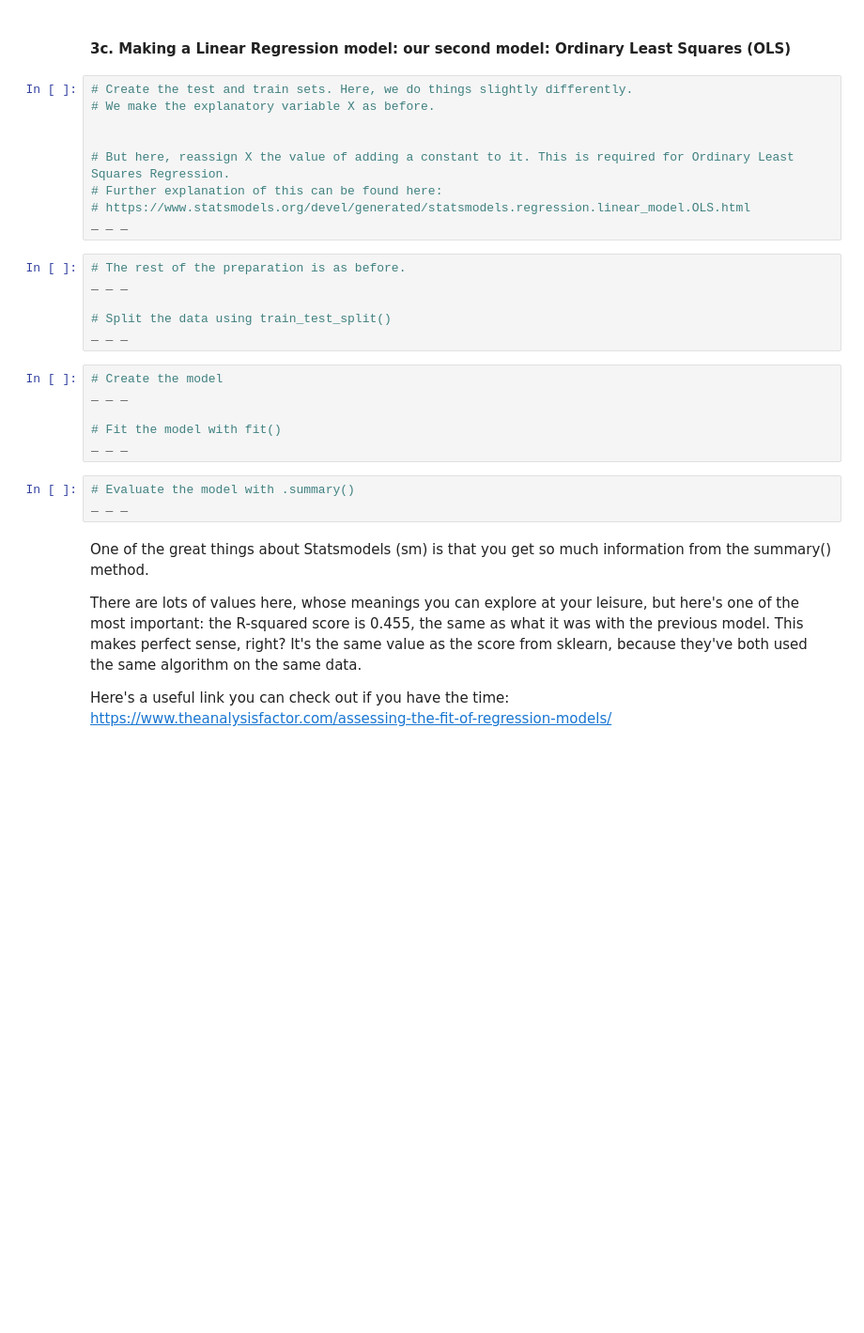
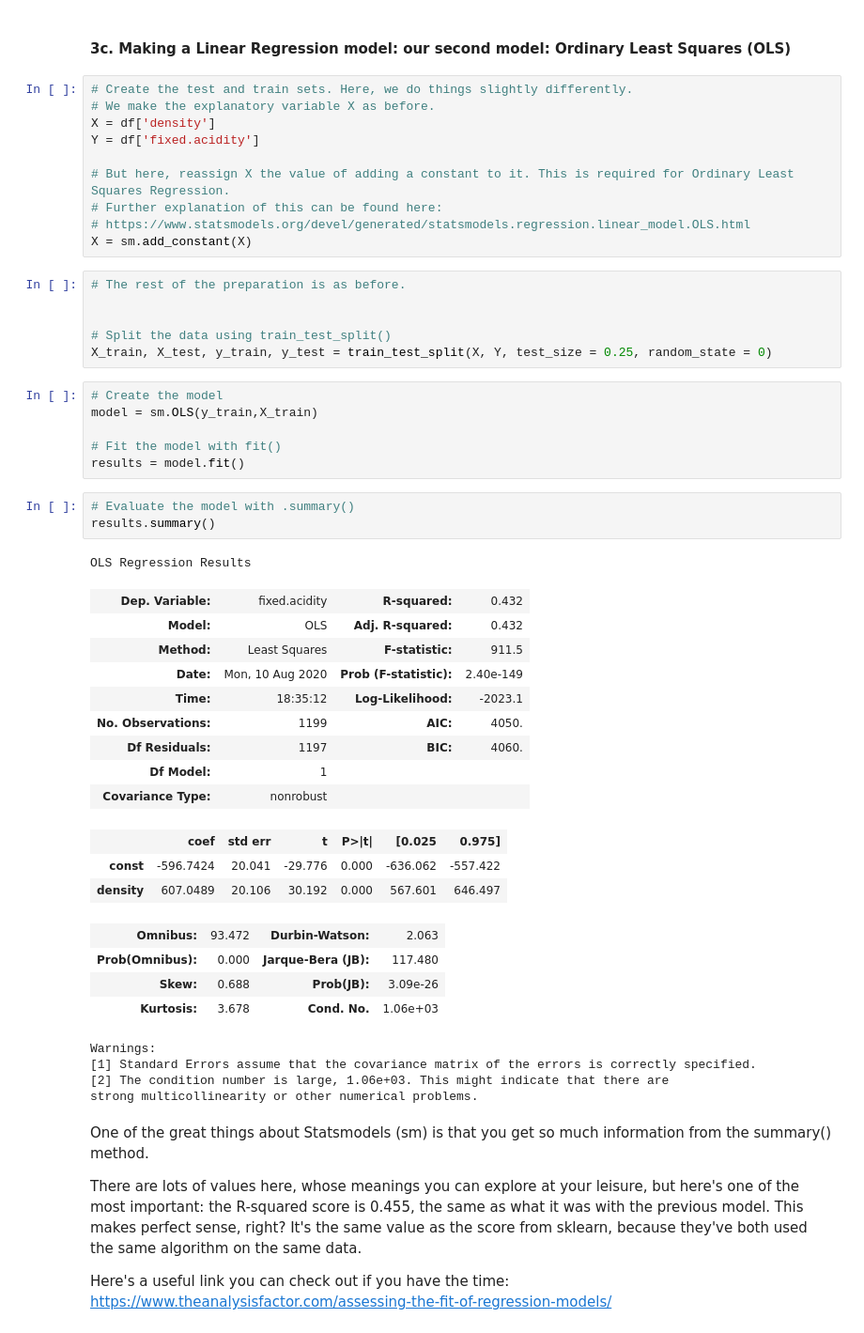
Before and after one commit to dj-m/StatisticalModeling, a Jupyter notebook: notebooks/RedWineDataset.ipynb, the cells around one changed output. Shown at 94% size. Saved outputs shown, nothing was run; the diff lists cells and outputs as text; blank space fills up the shorter version.

```diff
--- a/notebooks/RedWineDataset.ipynb
+++ b/notebooks/RedWineDataset.ipynb
@@ -356,27 +357,50 @@ Let's build a similar model using a different package, to see if we get a better
 # %%
 # Create the test and train sets. Here, we do things slightly differently.
 # We make the explanatory variable X as before.
-
+X = df['density']
+Y = df['fixed.acidity']
 
 # But here, reassign X the value of adding a constant to it. This is required for Ordinary Least Squares Regression.
 # Further explanation of this can be found here:
 # https://www.statsmodels.org/devel/generated/statsmodels.regression.linear_model.OLS.html
-_ _ _
+X = sm.add_constant(X)
 # %%
 # The rest of the preparation is as before.
-_ _ _
+
 
 # Split the data using train_test_split()
-_ _ _
+X_train, X_test, y_train, y_test = train_test_split(X, Y, test_size = 0.25, random_state = 0)
 # %%
 # Create the model
-_ _ _
+model = sm.OLS(y_train,X_train)
 
 # Fit the model with fit()
-_ _ _
+results = model.fit()
 # %%
 # Evaluate the model with .summary()
-_ _ _
+results.summary()
+# %% [output]
+OLS Regression Results
+| Dep. Variable: | fixed.acidity | R-squared: | 0.432 |
+| Model: | OLS | Adj. R-squared: | 0.432 |
+| Method: | Least Squares | F-statistic: | 911.5 |
+| Date: | Mon, 10 Aug 2020 | Prob (F-statistic): | 2.40e-149 |
+| Time: | 18:35:12 | Log-Likelihood: | -2023.1 |
+| No. Observations: | 1199 | AIC: | 4050. |
+| Df Residuals: | 1197 | BIC: | 4060. |
+| Df Model: | 1 |  |  |
+| Covariance Type: | nonrobust |  |  |
+|  | coef | std err | t | P>|t| | [0.025 | 0.975] |
+| const | -596.7424 | 20.041 | -29.776 | 0.000 | -636.062 | -557.422 |
+| density | 607.0489 | 20.106 | 30.192 | 0.000 | 567.601 | 646.497 |
+| Omnibus: | 93.472 | Durbin-Watson: | 2.063 |
+| Prob(Omnibus): | 0.000 | Jarque-Bera (JB): | 117.480 |
+| Skew: | 0.688 | Prob(JB): | 3.09e-26 |
+| Kurtosis: | 3.678 | Cond. No. | 1.06e+03 |
+Warnings:
+[1] Standard Errors assume that the covariance matrix of the errors is correctly specified.
+[2] The condition number is large, 1.06e+03. This might indicate that there are
+strong multicollinearity or other numerical problems.
 # %% [markdown]
 One of the great things about Statsmodels (sm) is that you get so much information from the summary() method.
 
```
Also changed, not shown: parts of 3 cells of this notebook.
